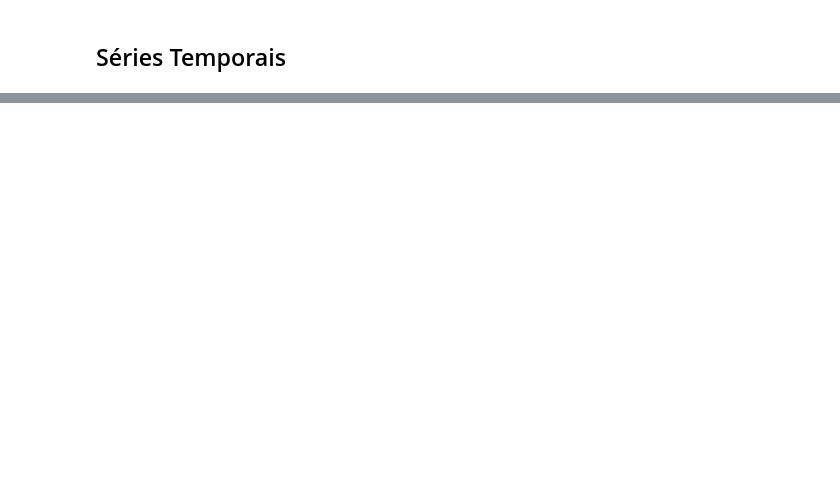
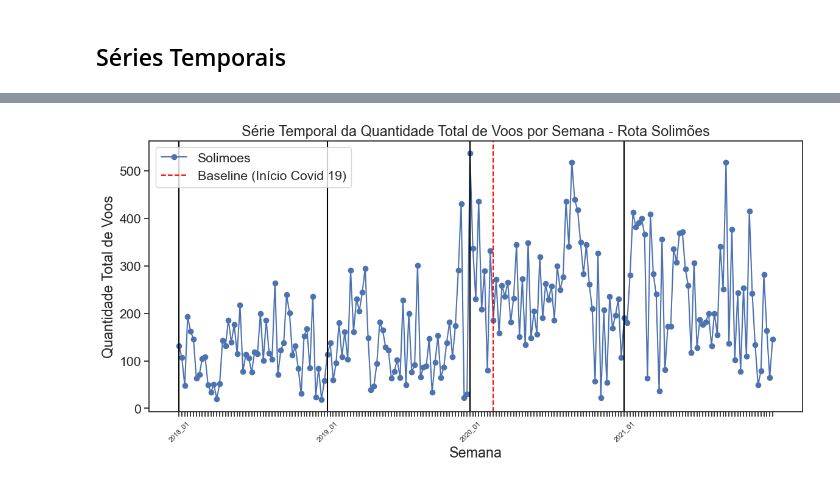
Before and after one commit to GabrielcordH/VOOS, a Jupyter notebook: EDA_V2.ipynb, the cells around one changed output, grey strips where cells are left out. Drawn from its saved outputs; the diff is of its cells as text; code cells hidden in the pictures; blank space fills up the shorter version.

```diff
--- a/EDA_V2.ipynb
+++ b/EDA_V2.ipynb
@@ -363,0 +317,95 @@ for ano in anos:
+# %%
+distribuicao_solimoes_voos = rota_solimoes.groupby('year_week')['total_flights'].sum()
+distribuicao_caipira_voos = rota_caipira.groupby('year_week')['total_flights'].sum()
+distribuicao_all_flights_voos = all_flights.groupby('year_week')['total_flights'].sum()
+
+# Configurar a linha de base em 2020_12
+baseline = pd.Series([0], index=['2020_9'])
+
+baseline = pd.Series([0], index=['2018_01'])
+baseline = pd.Series([0], index=['2019_01'])
+baseline = pd.Series([0], index=['2020_01'])
+baseline = pd.Series([0], index=['2021_01'])
+# Configurar o gráfico para Solimões (quantidade total de voos)
+plt.figure(figsize=(12, 6))
+plt.plot(distribuicao_solimoes_voos.index, distribuicao_solimoes_voos.values, label='Solimoes', marker='o')
+
+# Marcar apenas a primeira semana de cada ano nas tick labels
+ano_atual = None
+tick_labels = []
+for semana in distribuicao_solimoes_voos.index:
+    ano = semana.split('_')[0]
+    if ano != ano_atual:
+        tick_labels.append(semana)
+        ano_atual = ano
+    else:
+        tick_labels.append('')
+plt.xticks(distribuicao_solimoes_voos.index, tick_labels, rotation=45, fontsize=8)
+
+# Linha de base em 2020_12 estendida até o fim da base de dados
+plt.axvline(x='2020_09', color='red', linestyle='--', label='Baseline (Início Covid 19)')
+plt.axvline(x='2018_01', color ='black', linestyle ='-')
+plt.axvline(x='2019_01', color ='black', linestyle ='-')
+plt.axvline(x='2020_01', color ='black', linestyle ='-')
+plt.axvline(x='2021_01', color ='black', linestyle ='-')
+
+plt.xlabel('Semana')
+plt.ylabel('Quantidade Total de Voos')
+plt.title('Série Temporal da Quantidade Total de Voos por Semana - Rota Solimões')
+plt.legend()
+plt.tight_layout()
+plt.show()
+
+# Configurar o gráfico para Caipira (quantidade total de voos)
+plt.figure(figsize=(12, 6))
+plt.plot(distribuicao_caipira_voos.index, distribuicao_caipira_voos.values, label='Caipira', marker='s')
+
+# Marcar apenas a primeira semana de cada ano nas tick labels
+ano_atual = None
+tick_labels = []
+for semana in distribuicao_caipira_voos.index:
+    ano = semana.split('_')[0]
+    if ano != ano_atual:
+        tick_labels.append(semana)
+        ano_atual = ano
+    else:
+        tick_labels.append('')
+plt.xticks(distribuicao_caipira_voos.index, tick_labels, rotation=45, fontsize=8)
+
+# Linha de base em 2020_12 estendida até o fim da base de dados
+plt.axvline(x='2020_12', color='red', linestyle='--', label='Baseline (Dezembro de 2020)')
+
+plt.xlabel('Semana')
+plt.ylabel('Quantidade Total de Voos')
+plt.title('Série Temporal da Quantidade Total de Voos por Semana - Rota Caipira')
+plt.legend()
+plt.tight_layout()
+plt.show()
+
+# Configurar o gráfico para All_Flights (quantidade total de voos)
+plt.figure(figsize=(12, 6))
+plt.plot(distribuicao_all_flights_voos.index, distribuicao_all_flights_voos.values, label='All_Flights', marker='x')
+
+# Marcar apenas a primeira semana de cada ano nas tick labels
+ano_atual = None
+tick_labels = []
+for semana in distribuicao_all_flights_voos.index:
+    ano = semana.split('_')[0]
+    if ano != ano_atual:
+        tick_labels.append(semana)
+        ano_atual = ano
+    else:
+        tick_labels.append('')
+plt.xticks(distribuicao_all_flights_voos.index, tick_labels, rotation=45, fontsize=8)
+
+# Linha de base em 2020_12 estendida até o fim da base de dados
+plt.axvline(x='2020_12', color='red', linestyle='--', label='Baseline (Dezembro de 2020)')
+
+plt.xlabel('Semana')
+plt.ylabel('Quantidade Total de Voos')
+plt.title('Série Temporal da Quantidade Total de Voos por Semana - All_Flights')
+plt.legend()
+plt.tight_layout()
+plt.show()
+# %% [output]
+[figure, added]
```
Also changed, not shown: parts of 31 cells of this notebook.
